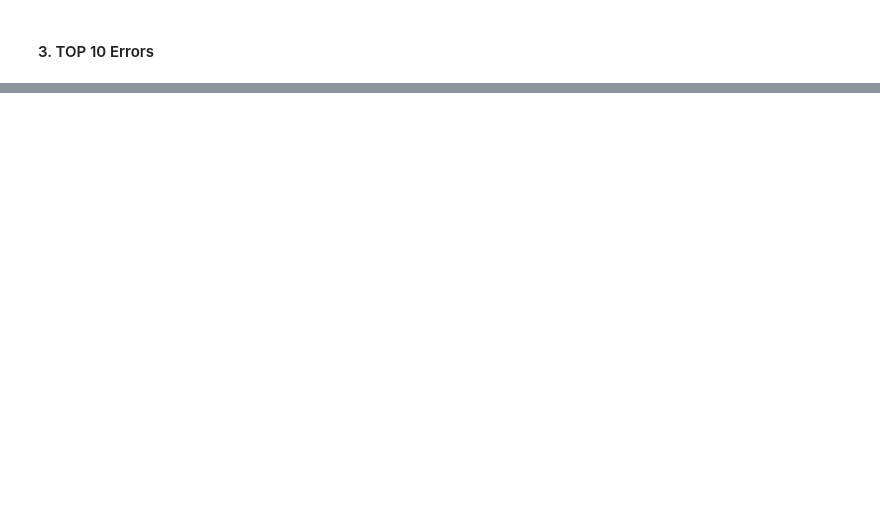
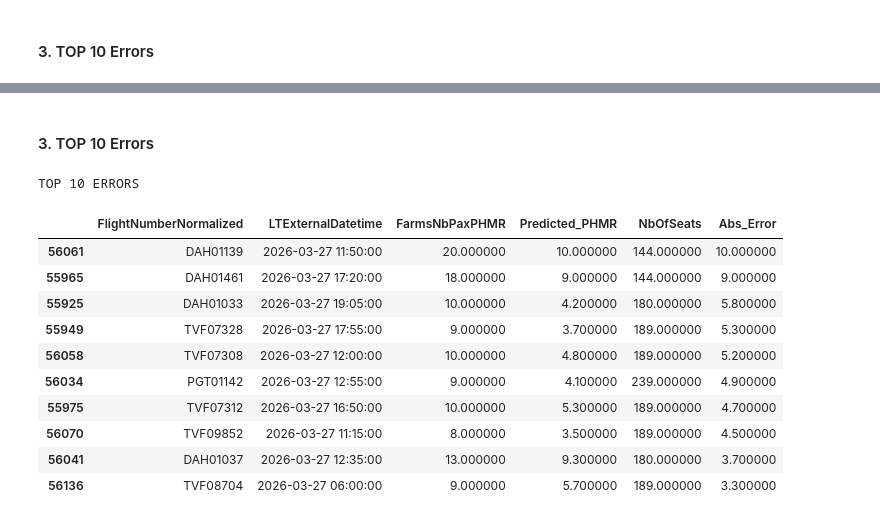
Before and after one commit to VIV-T/M1_Challenge_St_Exupery, a Jupyter notebook: scripts/training/training.ipynb, the cells around one changed output, grey strips where cells are left out. Drawn from its saved outputs; the diff is of its cells as text; code cells hidden in the pictures; blank space fills up the shorter version.

```diff
--- a/scripts/training/training.ipynb
+++ b/scripts/training/training.ipynb
@@ -347,0 +478,40 @@ TOP 10 ERRORS
+# %% [markdown]
+#### 3. TOP 10 Errors
+# %%
+analysis_df = valid_df_PHMR.copy()
+analysis_df['Predicted_PHMR'] = predictions_PHMR
+analysis_df['Abs_Error'] = np.abs(analysis_df[TARGET[1]] - analysis_df['Predicted_PHMR'])
+top_errors = analysis_df.sort_values(by='Abs_Error', ascending=False).head(10)
+
+def highlight_errors(df):
+
+    # Columns to show
+    columns = ["FlightNumberNormalized", "LTExternalDatetime", TARGET[1],
+               "Predicted_PHMR", "NbOfSeats", "Abs_Error"]
+
+    # Rounding values
+    display_df = df[columns].copy().head(10)
+    display_df['Predicted_PHMR'] = display_df['Predicted_PHMR'].round(1)
+    display_df['Abs_Error'] = display_df['Abs_Error'].round(1)
+
+    # Style
+    return display_df.style\
+        .background_gradient(subset=['Abs_Error'], cmap='Reds')\
+        .background_gradient(subset=[TARGET[1]], cmap='Blues')\
+        .format({'LTScheduledDatetime': lambda x: x.strftime('%d/%m %H:%M')})\
+        .set_caption("TOP 10 ERRORS")
+
+highlight_errors(top_errors)
+# %% [output]
+TOP 10 ERRORS
+|  | FlightNumberNormalized | LTExternalDatetime | FarmsNbPaxPHMR | Predicted_PHMR | NbOfSeats | Abs_Error |
+| 56061 | DAH01139 | 2026-03-27 11:50:00 | 20.000000 | 10.000000 | 144.000000 | 10.000000 |
+| 55965 | DAH01461 | 2026-03-27 17:20:00 | 18.000000 | 9.000000 | 144.000000 | 9.000000 |
+| 55925 | DAH01033 | 2026-03-27 19:05:00 | 10.000000 | 4.200000 | 180.000000 | 5.800000 |
+| 55949 | TVF07328 | 2026-03-27 17:55:00 | 9.000000 | 3.700000 | 189.000000 | 5.300000 |
+| 56058 | TVF07308 | 2026-03-27 12:00:00 | 10.000000 | 4.800000 | 189.000000 | 5.200000 |
+| 56034 | PGT01142 | 2026-03-27 12:55:00 | 9.000000 | 4.100000 | 239.000000 | 4.900000 |
+| 55975 | TVF07312 | 2026-03-27 16:50:00 | 10.000000 | 5.300000 | 189.000000 | 4.700000 |
+| 56070 | TVF09852 | 2026-03-27 11:15:00 | 8.000000 | 3.500000 | 189.000000 | 4.500000 |
+| 56041 | DAH01037 | 2026-03-27 12:35:00 | 13.000000 | 9.300000 | 180.000000 | 3.700000 |
+| 56136 | TVF08704 | 2026-03-27 06:00:00 | 9.000000 | 5.700000 | 189.000000 | 3.300000 |
```
Also changed, not shown: parts of 23 cells of this notebook, 2 other files.
